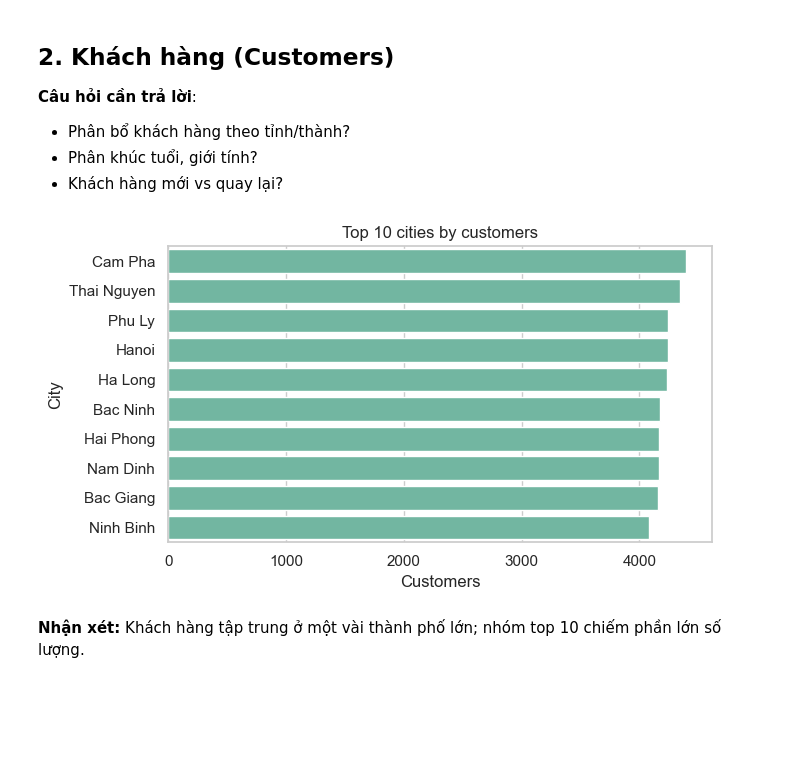
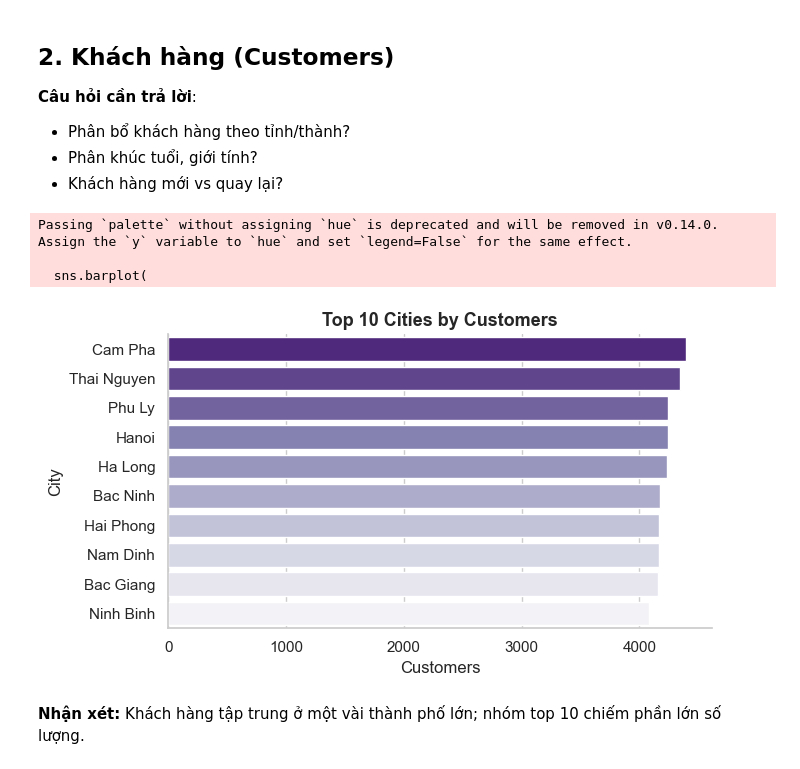
Before and after one commit to huydt11502/revenue_forecast_ecommerce, a Jupyter notebook: notebooks/03_eda_master.ipynb, the cells around one changed output. Drawn from its saved outputs; the diff is of its cells as text; code cells hidden in the pictures; blank space fills up the shorter version.

```diff
--- a/notebooks/03_eda_master.ipynb
+++ b/notebooks/03_eda_master.ipynb
@@ -24,7 +24,7 @@ from pathlib import Path
 FIG_DIR = Path('../outputs/figures/eda')
 FIG_DIR.mkdir(parents=True, exist_ok=True)
 
-sns.set_theme(style='whitegrid', palette='Set2')
+sns.set_theme(style='whitegrid', palette = 'Purples_r')
 %matplotlib inline
 # %%
 products   = load_processed('products_clean.csv')
@@ -140,17 +138,32 @@ Top margin (%):
 - Phân khúc tuổi, giới tính?
 - Khách hàng mới vs quay lại?
 # %%
-# 1) Customers by city (top 10)
 city_counts = customers['city'].value_counts().head(10)
+
 plt.figure(figsize=(7, 4))
-sns.barplot(x=city_counts.values, y=city_counts.index, orient='h')
-plt.title('Top 10 cities by customers')
+
+colors = sns.color_palette("Purples_r", len(city_counts))
+
+sns.barplot(
+    x=city_counts.values,
+    y=city_counts.index,
+    orient='h',
+    palette=colors
+)
+
+plt.title('Top 10 Cities by Customers', fontsize=13, weight='bold')
 plt.xlabel('Customers')
 plt.ylabel('City')
+
+sns.despine()
+
 plt.tight_layout()
 plt.show()
 # %% [output]
+Passing `palette` without assigning `hue` is deprecated and will be removed in v0.14.0. Assign the `y` variable to `hue` and set `legend=False` for the same effect.
+
+  sns.barplot(
-[figure, old version]
+[figure, new version]
 # %% [markdown]
 **Nhận xét:** Khách hàng tập trung ở một vài thành phố lớn; nhóm top 10 chiếm phần lớn số lượng.
 # %%
```
Also changed, not shown: parts of 2 cells of this notebook, 2 other files.
